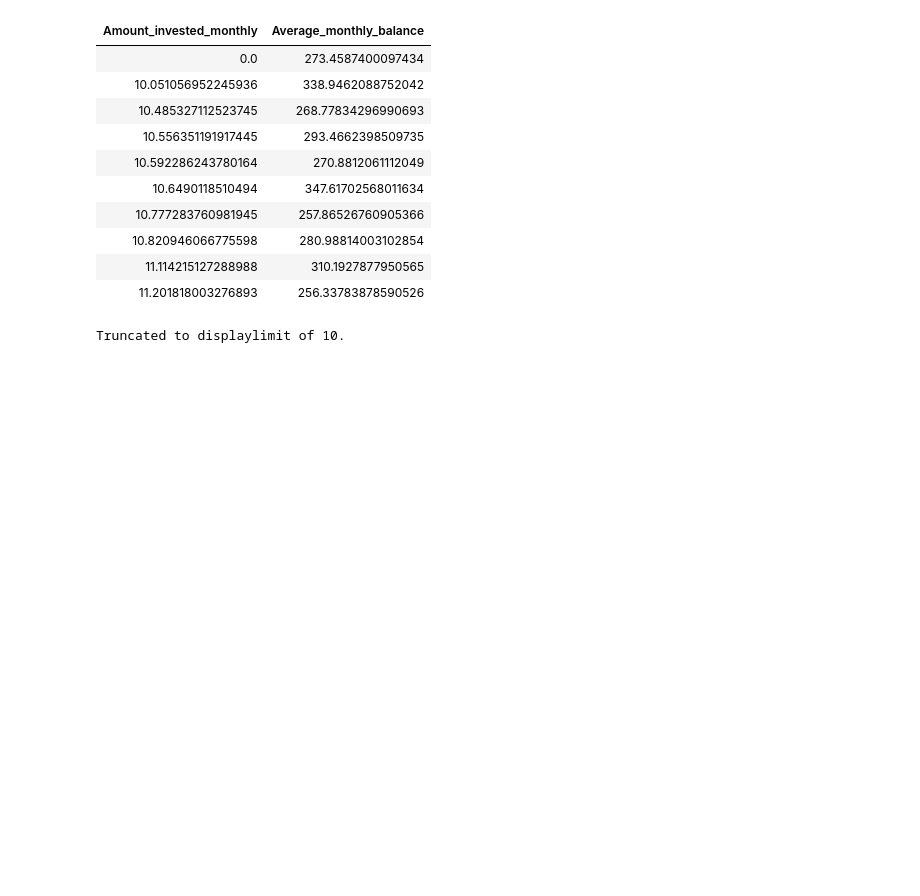
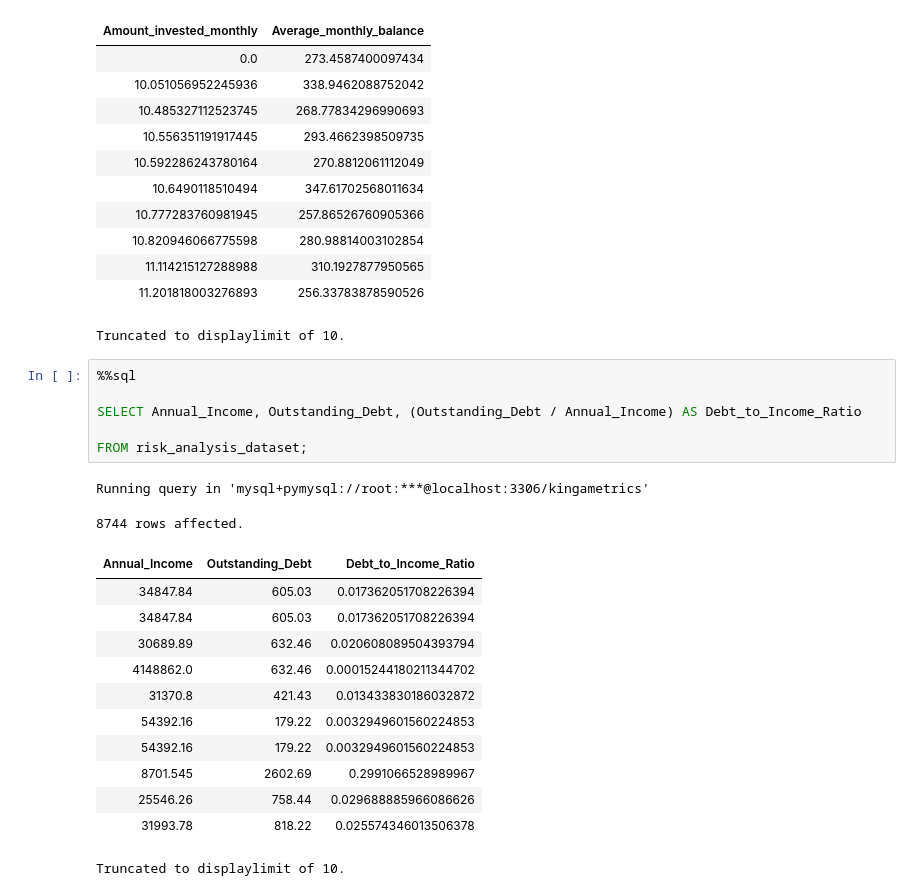
Before and after one commit to wessware/Credit_Risk_Analysis, a Jupyter notebook: sql_analysis.ipynb, the cells around one changed output. Saved outputs shown, nothing was run; the diff lists cells and outputs as text; blank space fills up the shorter version.

Commit message:
Debt to income ratio evaluation

```diff
--- a/sql_analysis.ipynb
+++ b/sql_analysis.ipynb
@@ -233,3 +233,24 @@ Running query in 'mysql+pymysql://root:***@localhost:3306/kingametrics'
 | 11.114215127288988 | 310.1927877950565 |
 | 11.201818003276893 | 256.33783878590526 |
 Truncated to displaylimit of 10.
+# %%
+%%sql
+
+SELECT Annual_Income, Outstanding_Debt, (Outstanding_Debt / Annual_Income) AS Debt_to_Income_Ratio
+
+FROM risk_analysis_dataset;
+# %% [output]
+Running query in 'mysql+pymysql://root:***@localhost:3306/kingametrics'
+8744 rows affected.
+| Annual_Income | Outstanding_Debt | Debt_to_Income_Ratio |
+| 34847.84 | 605.03 | 0.017362051708226394 |
+| 34847.84 | 605.03 | 0.017362051708226394 |
+| 30689.89 | 632.46 | 0.020608089504393794 |
+| 4148862.0 | 632.46 | 0.00015244180211344702 |
+| 31370.8 | 421.43 | 0.013433830186032872 |
+| 54392.16 | 179.22 | 0.0032949601560224853 |
+| 54392.16 | 179.22 | 0.0032949601560224853 |
+| 8701.545 | 2602.69 | 0.2991066528989967 |
+| 25546.26 | 758.44 | 0.029688885966086626 |
+| 31993.78 | 818.22 | 0.025574346013506378 |
+Truncated to displaylimit of 10.
```
